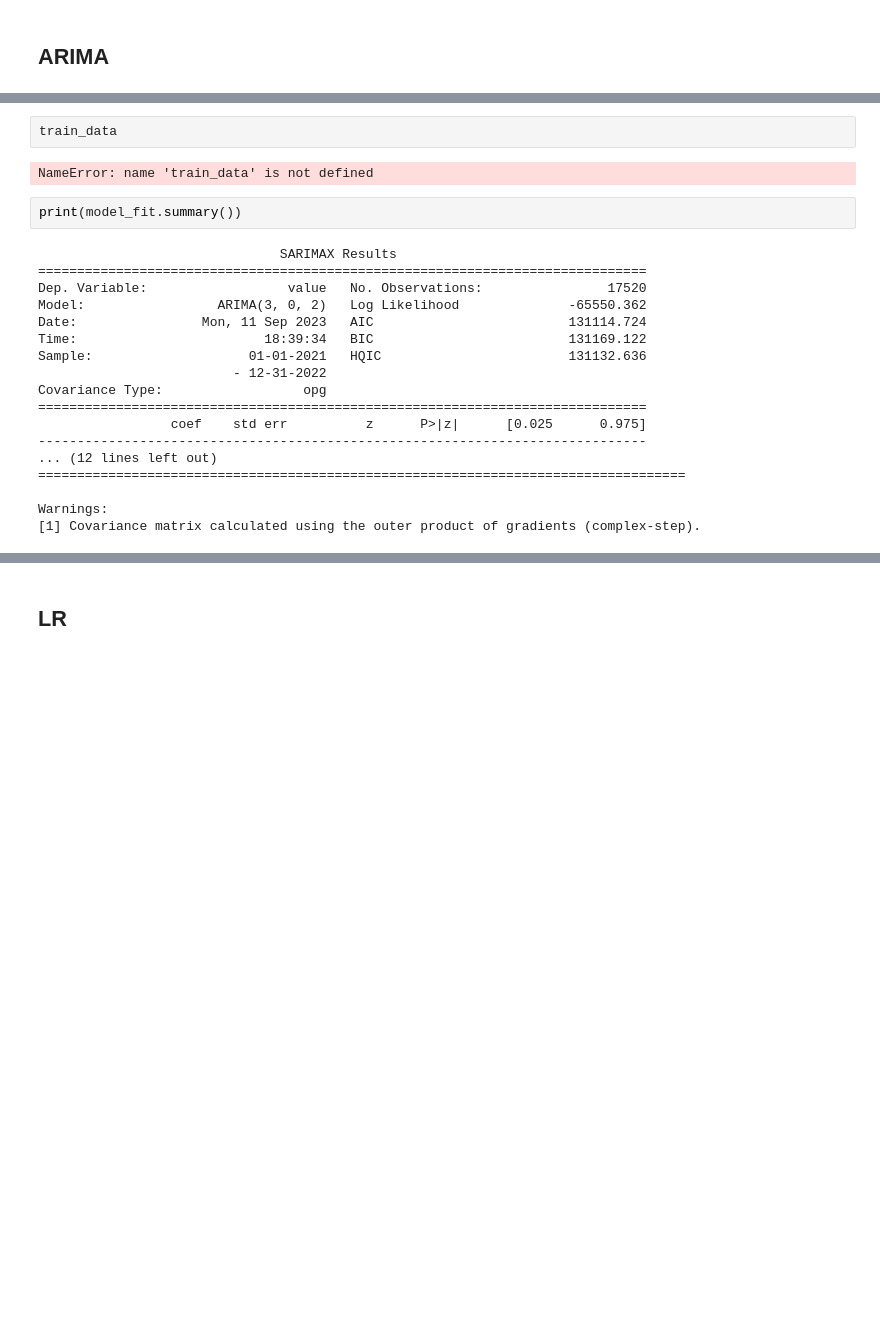
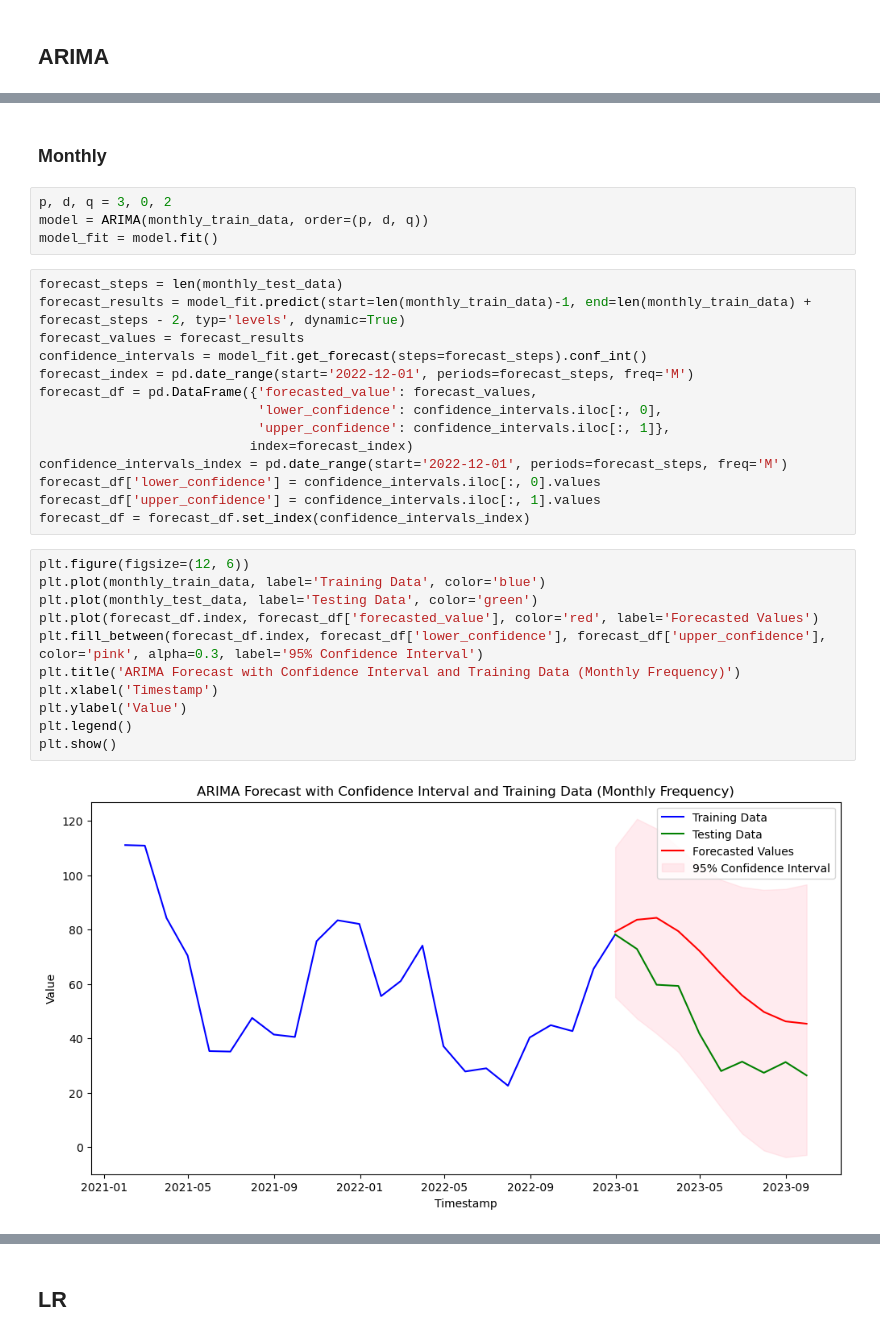
Before and after one commit to nastyabekesheva/Mathematical-Modeling, a Jupyter notebook: lab_1.ipynb, the cells around one changed output, grey strips where cells are left out. Drawn from its saved outputs; the diff is of its cells as text; blank space fills up the shorter version.

Commit message:
AQI forecasting

```diff
--- a/lab_1.ipynb
+++ b/lab_1.ipynb
@@ -506,27 +437,36 @@ plt.show()
-# %%
-train_data
-# %% [output]
-NameError: name 'train_data' is not defined
-# %%
-print(model_fit.summary())
-# %% [output]
-                               SARIMAX Results
-==============================================================================
-Dep. Variable:                  value   No. Observations:                17520
-Model:                 ARIMA(3, 0, 2)   Log Likelihood              -65550.362
-Date:                Mon, 11 Sep 2023   AIC                         131114.724
-Time:                        18:39:34   BIC                         131169.122
-Sample:                    01-01-2021   HQIC                        131132.636
-                         - 12-31-2022
-Covariance Type:                  opg
-==============================================================================
-                 coef    std err          z      P>|z|      [0.025      0.975]
-------------------------------------------------------------------------------
-... (12 lines left out)
-===================================================================================
-
-Warnings:
-[1] Covariance matrix calculated using the outer product of gradients (complex-step).
+# %% [markdown]
+### Monthly
+# %%
+p, d, q = 3, 0, 2
+model = ARIMA(monthly_train_data, order=(p, d, q))
+model_fit = model.fit()
+# %%
+forecast_steps = len(monthly_test_data)
+forecast_results = model_fit.predict(start=len(monthly_train_data)-1, end=len(monthly_train_data) + forecast_steps - 2, typ='levels', dynamic=True)
+forecast_values = forecast_results
+confidence_intervals = model_fit.get_forecast(steps=forecast_steps).conf_int()
+forecast_index = pd.date_range(start='2022-12-01', periods=forecast_steps, freq='M')
+forecast_df = pd.DataFrame({'forecasted_value': forecast_values,
+                            'lower_confidence': confidence_intervals.iloc[:, 0],
+                            'upper_confidence': confidence_intervals.iloc[:, 1]},
+                           index=forecast_index)
+confidence_intervals_index = pd.date_range(start='2022-12-01', periods=forecast_steps, freq='M')
+forecast_df['lower_confidence'] = confidence_intervals.iloc[:, 0].values
+forecast_df['upper_confidence'] = confidence_intervals.iloc[:, 1].values
+forecast_df = forecast_df.set_index(confidence_intervals_index)
+# %%
+plt.figure(figsize=(12, 6))
+plt.plot(monthly_train_data, label='Training Data', color='blue')
+plt.plot(monthly_test_data, label='Testing Data', color='green')
+plt.plot(forecast_df.index, forecast_df['forecasted_value'], color='red', label='Forecasted Values')
+plt.fill_between(forecast_df.index, forecast_df['lower_confidence'], forecast_df['upper_confidence'], color='pink', alpha=0.3, label='95% Confidence Interval')
+plt.title('ARIMA Forecast with Confidence Interval and Training Data (Monthly Frequency)')
+plt.xlabel('Timestamp')
+plt.ylabel('Value')
+plt.legend()
+plt.show()
+# %% [output]
+[figure, added]
 # %%
 mse = mean_squared_error(test_data, forecast_values)
 rmse = np.sqrt(mse)
```
Also changed, not shown: parts of 24 cells of this notebook.
